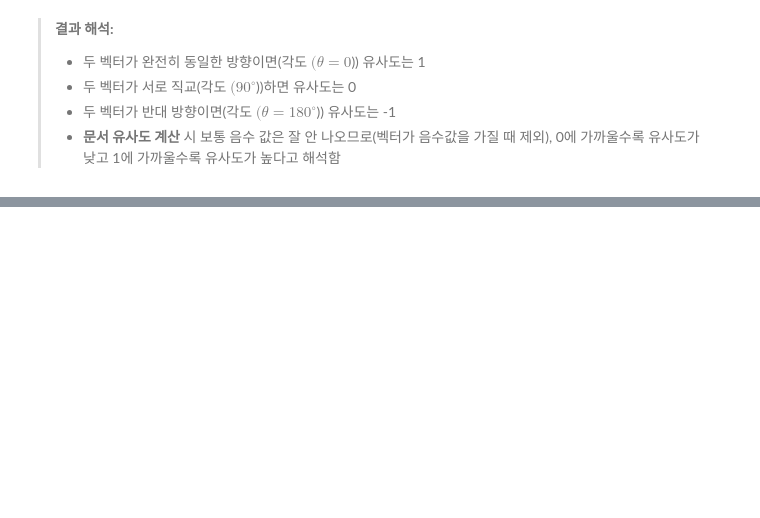
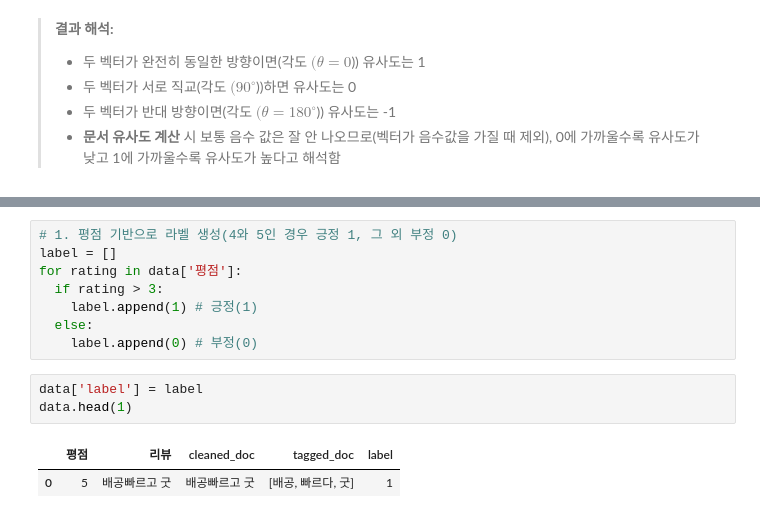
Before and after one commit to good0neighbour/ESTCampAI, a Jupyter notebook: TextMining/ex02_감정분석.ipynb, the cells around one changed output, grey strips where cells are left out. Drawn from its saved outputs; the diff is of its cells as text; blank space fills up the shorter version.

```diff
--- a/TextMining/ex02_감정분석.ipynb
+++ b/TextMining/ex02_감정분석.ipynb
@@ -278,0 +377,14 @@ model.most_similar('cat')
+# %%
+# 1. 평점 기반으로 라벨 생성(4와 5인 경우 긍정 1, 그 외 부정 0)
+label = []
+for rating in data['평점']:
+  if rating > 3:
+    label.append(1) # 긍정(1)
+  else:
+    label.append(0) # 부정(0)
+# %%
+data['label'] = label
+data.head(1)
+# %% [output]
+|  | 평점 | 리뷰 | cleaned_doc | tagged_doc | label |
+| 0 | 5 | 배공빠르고 굿 | 배공빠르고 굿 | [배공, 빠르다, 굿] | 1 |
```
Also changed, not shown: parts of 37 cells of this notebook.
